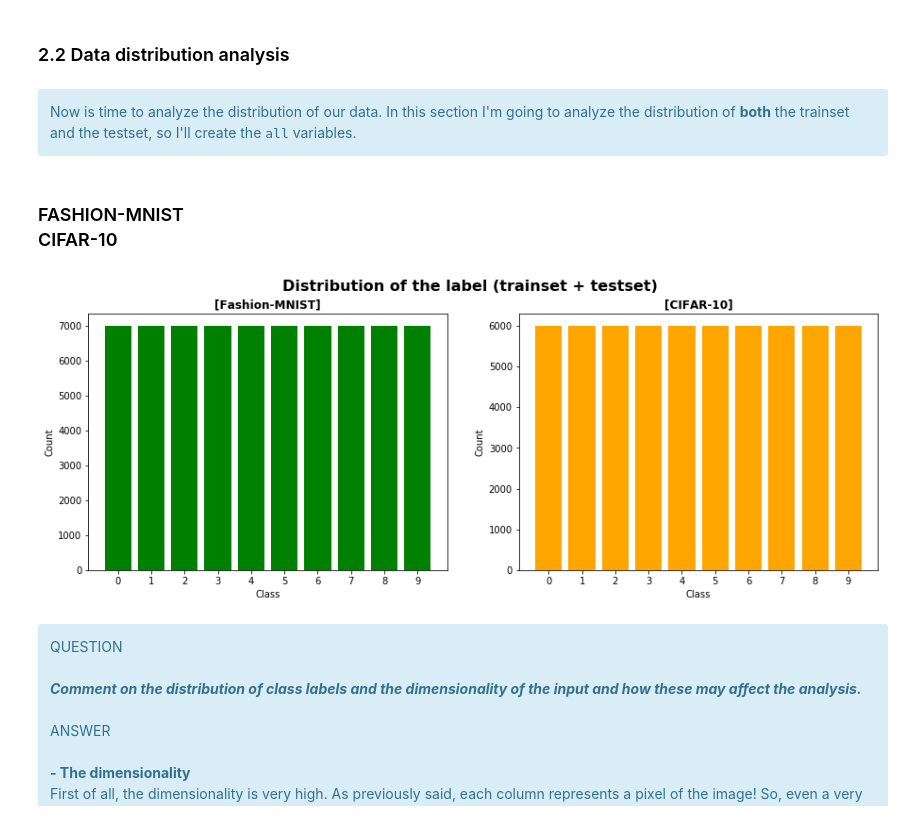
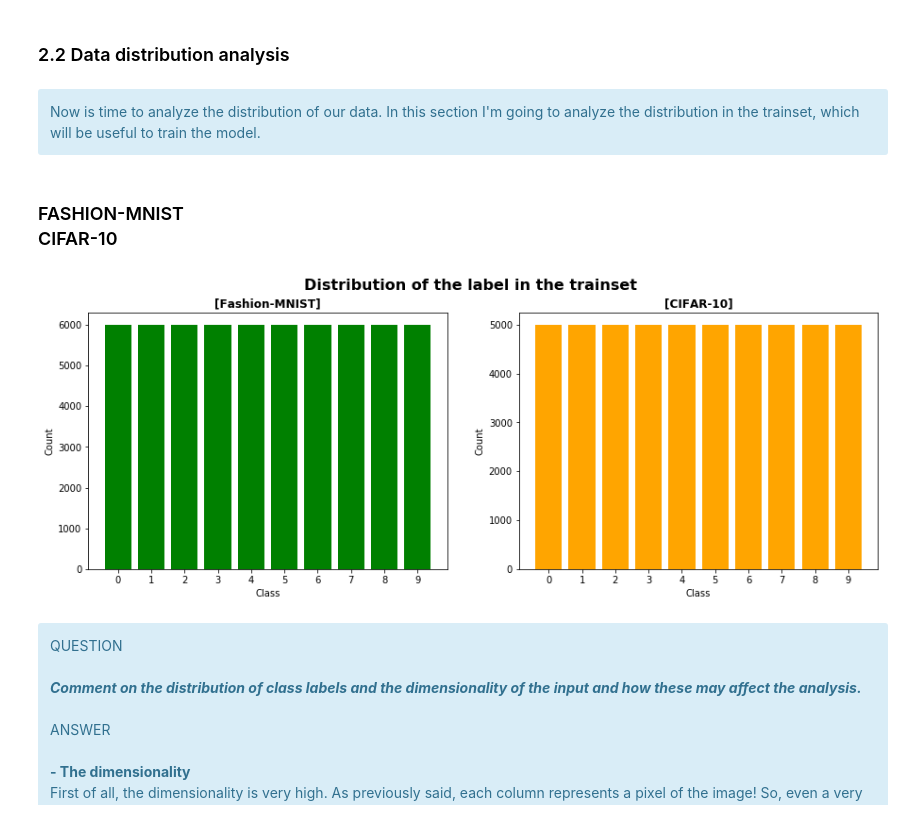
Before and after one commit to claudioscalzo/asi-challenge, a Jupyter notebook: asi_challenge.ipynb, the cells around one changed output. Saved outputs shown, nothing was run; the diff lists cells and outputs as text; code cells hidden in the pictures.

```diff
--- a/asi_challenge.ipynb
+++ b/asi_challenge.ipynb
@@ -290,5 +290,5 @@ The number of rows in the testset is smaller: <b>10000</b>.<br>
 ### 2.2 Data distribution analysis
 # %% [markdown]
 <div class='alert alert-info'>
-Now is time to analyze the distribution of our data. In this section I'm going to analyze the distribution of <b>both</b> the trainset and the testset, so I'll create the <tt>all</tt> variables.
+Now is time to analyze the distribution of our data. In this section I'm going to analyze the distribution in the trainset, which will be useful to train the model.
 </div>
@@ -300,8 +296,8 @@ cifarAll = pd.concat((cifarTrain, cifarTest)).reset_index(drop=True)
 ### <div class="label label-success">FASHION-MNIST</div> <div class="label label-warning">CIFAR-10</div>
 # %%
 # TAKE DISTRIBUTION
-mnistDistribution = mnistAll["label"].value_counts()
-cifarDistribution = cifarAll["label"].value_counts()
+mnistDistribution = mnistTrain["label"].value_counts()
+cifarDistribution = cifarTrain["label"].value_counts()
 
 # TAKE CLASSES AND FREQUENCIES
 mnistClasses = np.array(mnistDistribution.index)
@@ -312,25 +308,25 @@ cifarFrequencies = np.array(cifarDistribution.values)
 # %%
 # PLOT THE DISTRIBUTION OF THE TARGET VARIABLE
 plt.figure(figsize=(15,5))
 
 plt.subplot(1,2,1)
 plt.bar(mnistClasses, mnistFrequencies, align="center", color="green")
 plt.xticks(list(range(np.min(mnistClasses), np.max(mnistClasses)+1)))
 plt.xlabel("Class")
 plt.ylabel("Count")
 plt.title("[Fashion-MNIST]", weight="semibold");
 
 plt.subplot(1,2,2)
 plt.bar(cifarClasses, cifarFrequencies, align="center", color="orange")
 plt.xticks(list(range(np.min(mnistClasses), np.max(mnistClasses)+1)))
 plt.xlabel("Class")
 plt.ylabel("Count")
 plt.title("[CIFAR-10]", weight="semibold");
 
-plt.suptitle("Distribution of the label (trainset + testset)", fontsize=16, weight="bold")
+plt.suptitle("Distribution of the label in the trainset", fontsize=16, weight="bold")
 plt.show()
 # %% [output]
-[figure, old version]
+[figure, new version]
 # %% [markdown]
 <div class='alert alert-info'>
 <div class='label label-danger'>QUESTION</div><br>
```
Also changed, not shown: parts of 23 cells of this notebook.
